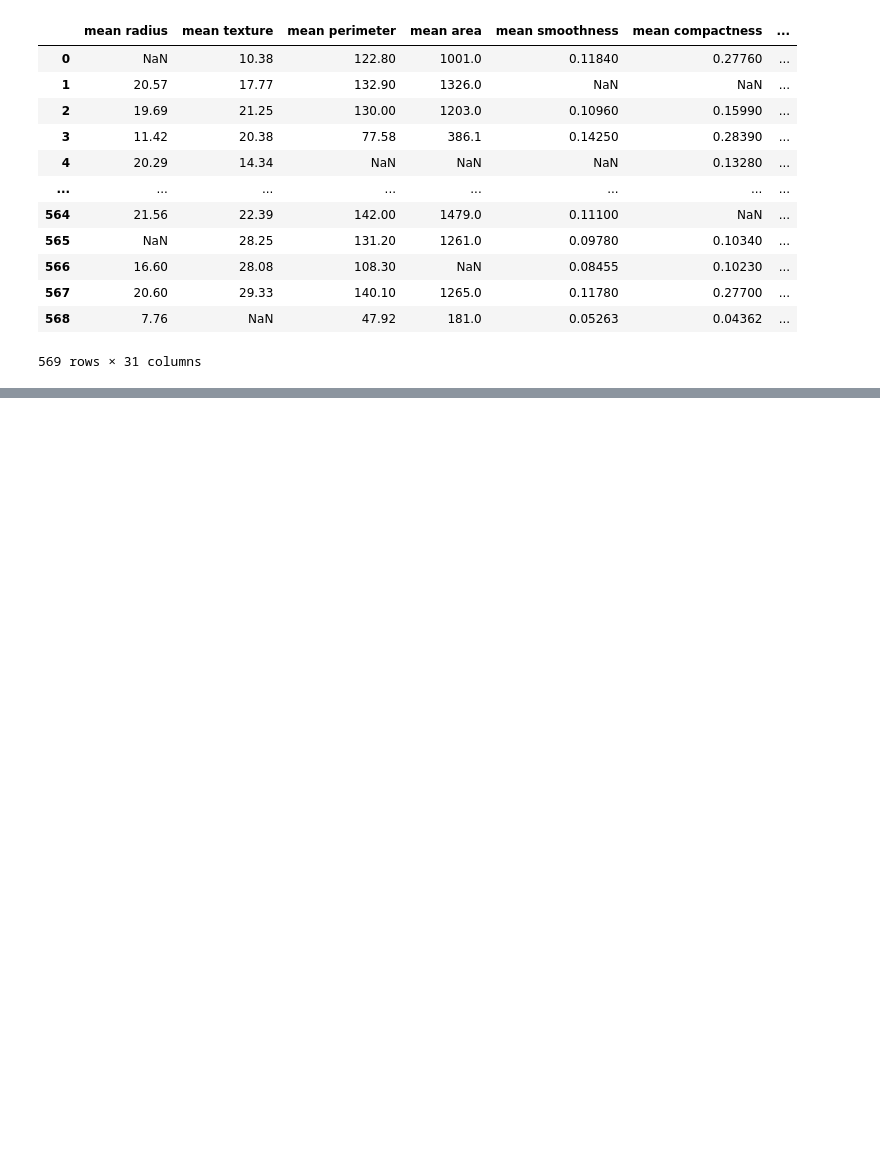
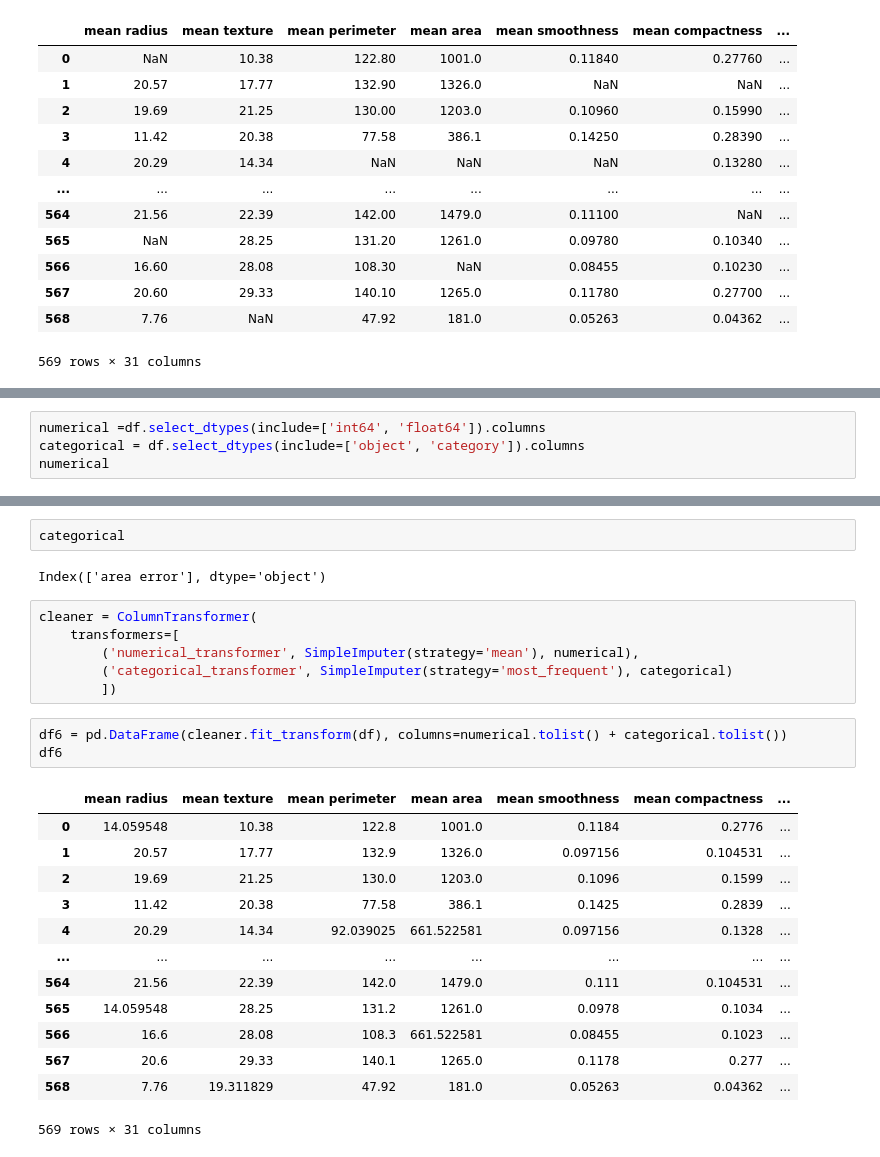
Before and after one commit to CHERUGAD/Machine_learning, a Jupyter notebook: datacleaning.ipynb, the cells around one changed output, grey strips where cells are left out. Saved outputs shown, nothing was run; the diff lists cells and outputs as text; blank space fills up the shorter version.

Commit message:
Using column transformer and column selector all operation are done in one step

```diff
--- a/datacleaning.ipynb
+++ b/datacleaning.ipynb
@@ -365,0 +371,4 @@ df
+# %%
+numerical =df.select_dtypes(include=['int64', 'float64']).columns
+categorical = df.select_dtypes(include=['object', 'category']).columns
+numerical
@@ -365,0 +386,27 @@ df
+# %%
+categorical
+# %% [output]
+Index(['area error'], dtype='object')
+# %%
+cleaner = ColumnTransformer(
+    transformers=[
+        ('numerical_transformer', SimpleImputer(strategy='mean'), numerical),
+        ('categorical_transformer', SimpleImputer(strategy='most_frequent'), categorical)
+        ])
+# %%
+df6 = pd.DataFrame(cleaner.fit_transform(df), columns=numerical.tolist() + categorical.tolist())
+df6
+# %% [output]
+|  | mean radius | mean texture | mean perimeter | mean area | mean smoothness | mean compactness | ... |
+| 0 | 14.059548 | 10.38 | 122.8 | 1001.0 | 0.1184 | 0.2776 | ... |
+| 1 | 20.57 | 17.77 | 132.9 | 1326.0 | 0.097156 | 0.104531 | ... |
+| 2 | 19.69 | 21.25 | 130.0 | 1203.0 | 0.1096 | 0.1599 | ... |
+| 3 | 11.42 | 20.38 | 77.58 | 386.1 | 0.1425 | 0.2839 | ... |
+| 4 | 20.29 | 14.34 | 92.039025 | 661.522581 | 0.097156 | 0.1328 | ... |
+| ... | ... | ... | ... | ... | ... | ... | ... |
+| 564 | 21.56 | 22.39 | 142.0 | 1479.0 | 0.111 | 0.104531 | ... |
+| 565 | 14.059548 | 28.25 | 131.2 | 1261.0 | 0.0978 | 0.1034 | ... |
+| 566 | 16.6 | 28.08 | 108.3 | 661.522581 | 0.08455 | 0.1023 | ... |
+| 567 | 20.6 | 29.33 | 140.1 | 1265.0 | 0.1178 | 0.277 | ... |
+| 568 | 7.76 | 19.311829 | 47.92 | 181.0 | 0.05263 | 0.04362 | ... |
+569 rows × 31 columns
```
Also changed, not shown: parts of 7 cells of this notebook.
